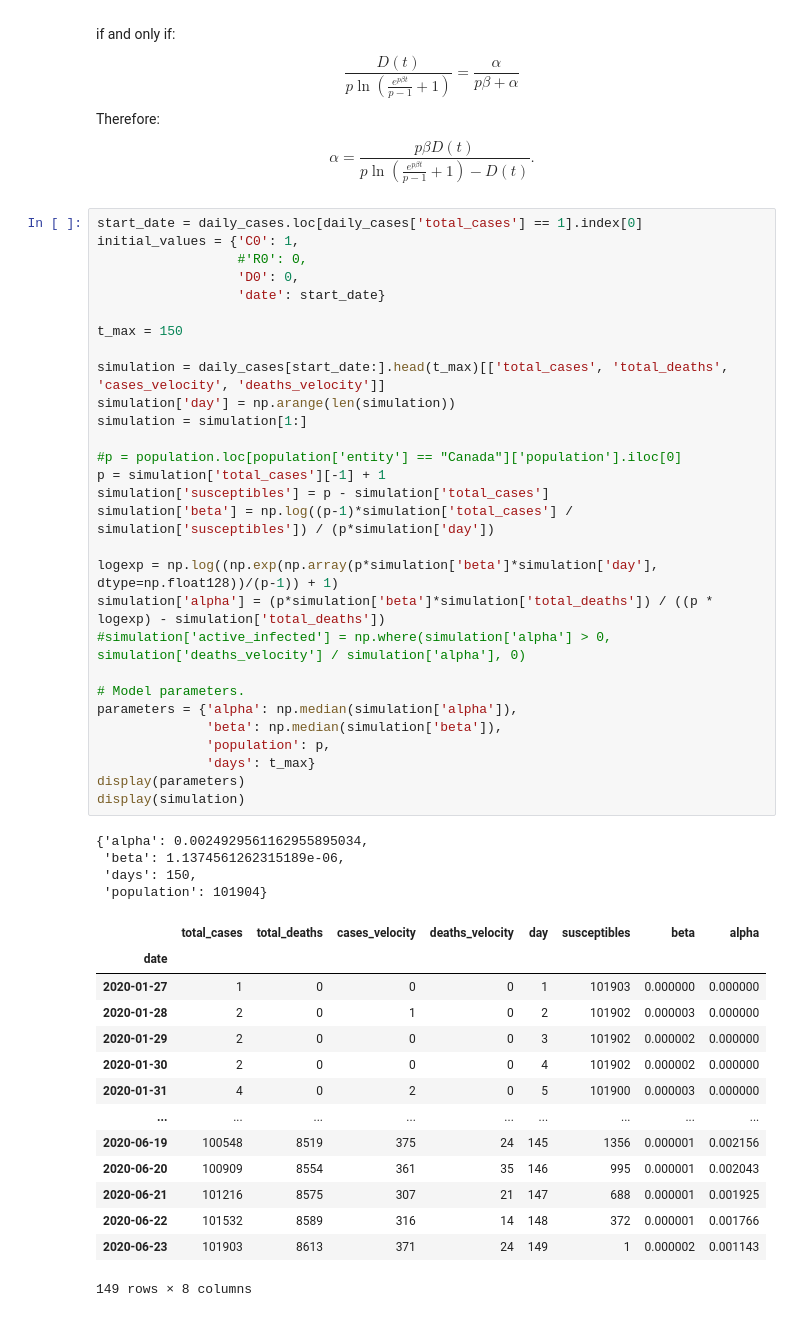
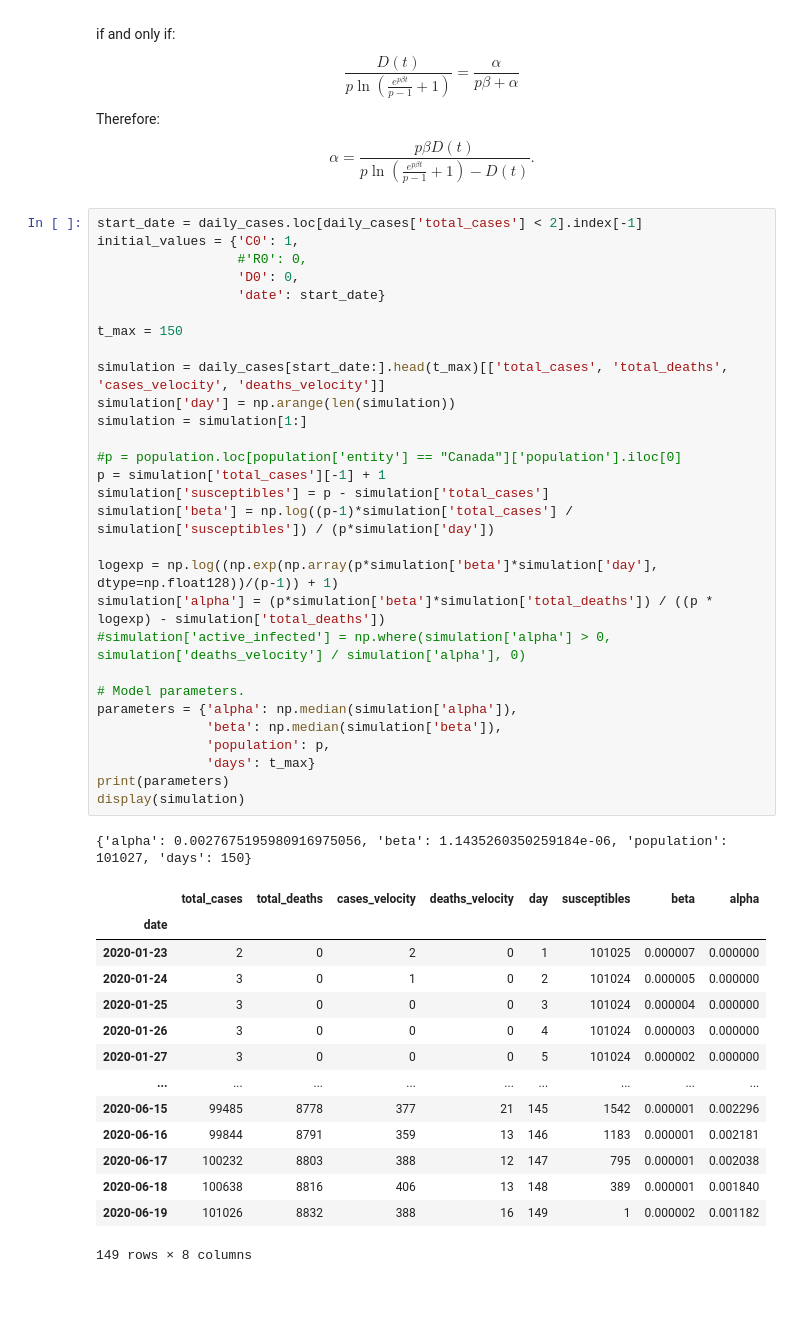
Before and after one commit to glapointe7/Covid19, a Jupyter notebook: Covid-19 Analysis.ipynb, the cells around one changed output. Drawn from its saved outputs; the diff is of its cells as text.

```diff
--- a/Covid-19 Analysis.ipynb
+++ b/Covid-19 Analysis.ipynb
@@ -770,52 +770,49 @@ $$
 $$
 -->
 # %%
-start_date = daily_cases.loc[daily_cases['total_cases'] == 1].index[0]
+start_date = daily_cases.loc[daily_cases['total_cases'] < 2].index[-1]
 initial_values = {'C0': 1,
                   #'R0': 0,
                   'D0': 0,
                   'date': start_date}
 
 t_max = 150
 
 simulation = daily_cases[start_date:].head(t_max)[['total_cases', 'total_deaths', 'cases_velocity', 'deaths_velocity']]
 simulation['day'] = np.arange(len(simulation))
 simulation = simulation[1:]
 
 #p = population.loc[population['entity'] == "Canada"]['population'].iloc[0]
 p = simulation['total_cases'][-1] + 1
 simulation['susceptibles'] = p - simulation['total_cases']
 simulation['beta'] = np.log((p-1)*simulation['total_cases'] / simulation['susceptibles']) / (p*simulation['day'])
 
 logexp = np.log((np.exp(np.array(p*simulation['beta']*simulation['day'], dtype=np.float128))/(p-1)) + 1)
 simulation['alpha'] = (p*simulation['beta']*simulation['total_deaths']) / ((p * logexp) - simulation['total_deaths'])
 #simulation['active_infected'] = np.where(simulation['alpha'] > 0, simulation['deaths_velocity'] / simulation['alpha'], 0)
 
 # Model parameters.
 parameters = {'alpha': np.median(simulation['alpha']),
               'beta': np.median(simulation['beta']),
               'population': p,
               'days': t_max}
-display(parameters)
+print(parameters)
 display(simulation)
 # %% [output]
-{'alpha': 0.0024929561162955895034,
- 'beta': 1.1374561262315189e-06,
- 'days': 150,
- 'population': 101904}
+{'alpha': 0.0027675195980916975056, 'beta': 1.1435260350259184e-06, 'population': 101027, 'days': 150}
 |  | total_cases | total_deaths | cases_velocity | deaths_velocity | day | susceptibles | beta | alpha |
 | date |  |  |  |  |  |  |  |  |
-| 2020-01-27 | 1 | 0 | 0 | 0 | 1 | 101903 | 0.000000 | 0.000000 |
-| 2020-01-28 | 2 | 0 | 1 | 0 | 2 | 101902 | 0.000003 | 0.000000 |
-| 2020-01-29 | 2 | 0 | 0 | 0 | 3 | 101902 | 0.000002 | 0.000000 |
-| 2020-01-30 | 2 | 0 | 0 | 0 | 4 | 101902 | 0.000002 | 0.000000 |
-| 2020-01-31 | 4 | 0 | 2 | 0 | 5 | 101900 | 0.000003 | 0.000000 |
+| 2020-01-23 | 2 | 0 | 2 | 0 | 1 | 101025 | 0.000007 | 0.000000 |
+| 2020-01-24 | 3 | 0 | 1 | 0 | 2 | 101024 | 0.000005 | 0.000000 |
+| 2020-01-25 | 3 | 0 | 0 | 0 | 3 | 101024 | 0.000004 | 0.000000 |
+| 2020-01-26 | 3 | 0 | 0 | 0 | 4 | 101024 | 0.000003 | 0.000000 |
+| 2020-01-27 | 3 | 0 | 0 | 0 | 5 | 101024 | 0.000002 | 0.000000 |
 | ... | ... | ... | ... | ... | ... | ... | ... | ... |
-| 2020-06-19 | 100548 | 8519 | 375 | 24 | 145 | 1356 | 0.000001 | 0.002156 |
-| 2020-06-20 | 100909 | 8554 | 361 | 35 | 146 | 995 | 0.000001 | 0.002043 |
-| 2020-06-21 | 101216 | 8575 | 307 | 21 | 147 | 688 | 0.000001 | 0.001925 |
-| 2020-06-22 | 101532 | 8589 | 316 | 14 | 148 | 372 | 0.000001 | 0.001766 |
-| 2020-06-23 | 101903 | 8613 | 371 | 24 | 149 | 1 | 0.000002 | 0.001143 |
+| 2020-06-15 | 99485 | 8778 | 377 | 21 | 145 | 1542 | 0.000001 | 0.002296 |
+| 2020-06-16 | 99844 | 8791 | 359 | 13 | 146 | 1183 | 0.000001 | 0.002181 |
+| 2020-06-17 | 100232 | 8803 | 388 | 12 | 147 | 795 | 0.000001 | 0.002038 |
+| 2020-06-18 | 100638 | 8816 | 406 | 13 | 148 | 389 | 0.000001 | 0.001840 |
+| 2020-06-19 | 101026 | 8832 | 388 | 16 | 149 | 1 | 0.000002 | 0.001182 |
 149 rows × 8 columns
 # %%
 model = PropagationModel.createPropagationSimulation(initial_values, parameters)
```
Also changed, not shown: parts of 5 cells of this notebook, 1 other file.
